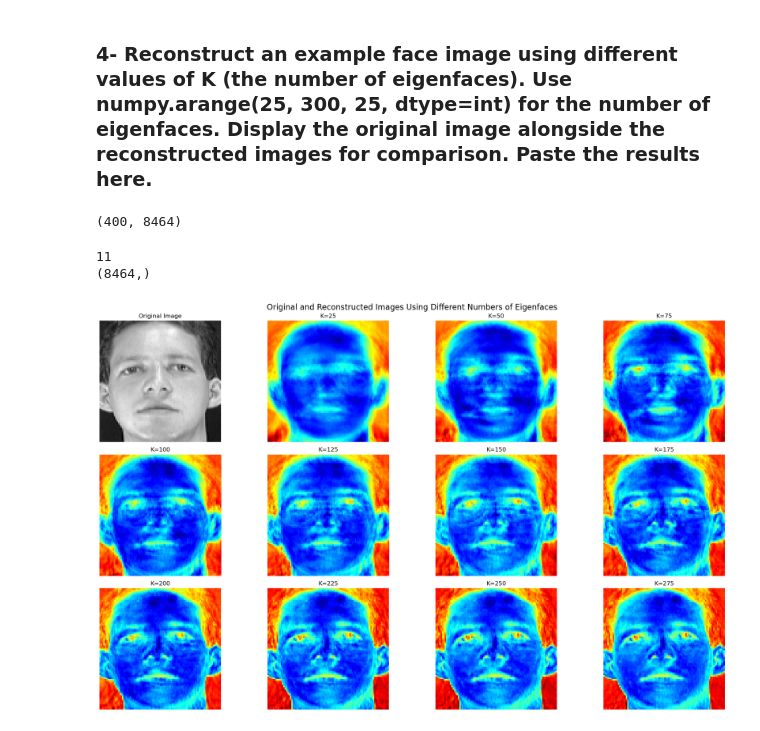
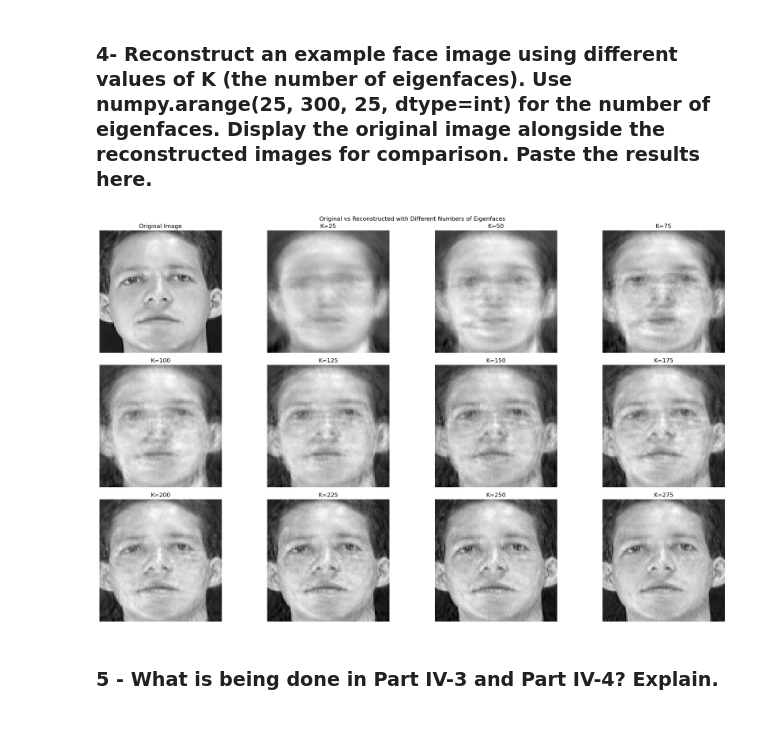
Before and after one commit to daysond/sea710_asg3, a Jupyter notebook: Assignment03_4.ipynb, the cells around one changed output. Drawn from its saved outputs; the diff is of its cells as text; code cells hidden in the pictures.

```diff
--- a/Assignment03_4.ipynb
+++ b/Assignment03_4.ipynb
@@ -31,5 +37,10 @@ def load_faces():
 # %%
 def preprocessing(img):
+    '''
+    Preprocess the image by converting it to grayscale and resizing it to 92x92
+    img: image to be preprocessed
+    return: preprocessed image
+    '''
     if len(img.shape) > 2:
         img = cv.cvtColor(img, cv.COLOR_BGR2GRAY)
     img = cv.resize(img, (92,92))
@@ -61,11 +70,9 @@ labels = np.array(labels)
 # %%
-# Finding mean
 mean = np.mean(faces_data, axis=0)
 print(mean.shape)
 
-### Finding difference
-differences = faces_data - mean
-print(differences.shape)
+center = faces_data - mean
+print(center.shape)
 # %% [output]
 (8464,)
 (400, 8464)
@@ -78,6 +88,5 @@ show(image_uint8, size=2)
 # %%
-### Finding covariance matrix
-cov_matrix = np.cov(differences, rowvar=False)
+cov_matrix = np.cov(center, rowvar=False)
 print(cov_matrix.shape)
 # %% [output]
 (8464, 8464)
@@ -127,57 +144,46 @@ show_top_k_eigenfaces(25, sorted_eigenvectors)
 # %% [markdown]
 ### 4-	Reconstruct an example face image using different values of K (the number of eigenfaces). Use numpy.arange(25, 300, 25, dtype=int) for the number of eigenfaces. Display the original image alongside the reconstructed images for comparison. Paste the results here.
 # %%
-K_values = np.arange(25, 300, 25, dtype=int)
+k_values = np.arange(25, 300, 25, dtype=int)
-# %%
-print(differences.shape)
-# %% [output]
-(400, 8464)
 # %%
 reconstructed_faces = []
 idx = 0
 example_face = faces[idx]
-example_variance = differences[idx]
+example_center = center[idx]
 
-for K in K_values:
-    # Extract the top K eigenvectors (principal components)
-    top_k_eigenvectors = sorted_eigenvectors[:, :K]
+for k in k_values:
+    top_k_eigenvectors = sorted_eigenvectors[:, :k]
     # Project the centered image onto the top K eigenvectors
-    projection = np.dot(example_variance, top_k_eigenvectors)
+    projection = np.dot(example_center, top_k_eigenvectors)
     # Reconstruct the image from the projection
     reconstruction = mean + np.dot(projection, top_k_eigenvectors.T)
     # Append the reconstructed image to the list
     reconstructed_faces.append(reconstruction)
 
-print(len(reconstructed_faces))
-print(reconstructed_faces[0].shape)
 
-# Visualize the original and reconstructed images
-num_reconstructions = len(K_values)
+num_reconstructions = len(k_values)
 fig, axes = plt.subplots(3 , (num_reconstructions + 1) // 3, figsize=(20, 12))
 axes = axes.flatten()
+
 # Display the original image
 original_image = faces_data[0].reshape((92, 92))
 axes[0].imshow(original_image, cmap='gray')
 axes[0].axis('off')
 axes[0].set_title('Original Image')
 
 # Display reconstructed images
 for i, reconstruction in enumerate(reconstructed_faces):
     reconstructed_image = reconstruction.reshape([92, 92])
-    # Normalize the image for visualization
-    reconstructed_image_normalized = cv.normalize(reconstructed_image, None, 0, 255, cv.NORM_MINMAX)
-    reconstructed_image_normalized = reconstructed_image_normalized.astype(np.uint8)
-    # Apply a colormap (optional)
-    reconstructed_image_colormap = cv.applyColorMap(reconstructed_image_normalized, cv.COLORMAP_JET)
-    # Plot the reconstructed image
-    axes[i + 1].imshow(reconstructed_image_colormap)
+    reconstructed_image_normalized = cv.normalize(reconstructed_image, None, 0, 255, cv.NORM_MINMAX).astype(np.uint8)
+
+    axes[i + 1].imshow(reconstructed_image_normalized, cmap='gray')
     axes[i + 1].axis('off')
-    axes[i + 1].set_title(f'K={K_values[i]}')
+    axes[i + 1].set_title(f'K={k_values[i]}')
 
-plt.suptitle('Original and Reconstructed Images Using Different Numbers of Eigenfaces', fontsize=16)
+plt.suptitle('Original vs Reconstructed with Different Numbers of Eigenfaces')
 plt.tight_layout()
 plt.show()
 # %% [output]
-11
-(8464,)
-[figure, old version]
+[figure, new version]
+# %% [markdown]
+### 5 -	What is being done in Part IV-3 and Part IV-4? Explain.
```
Also changed, not shown: parts of 14 cells of this notebook, 6 other files.
